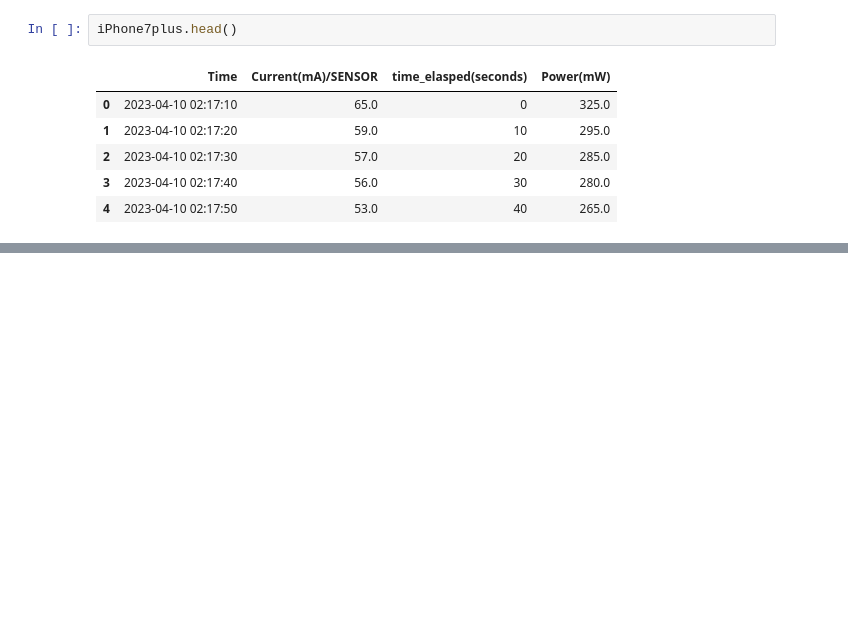
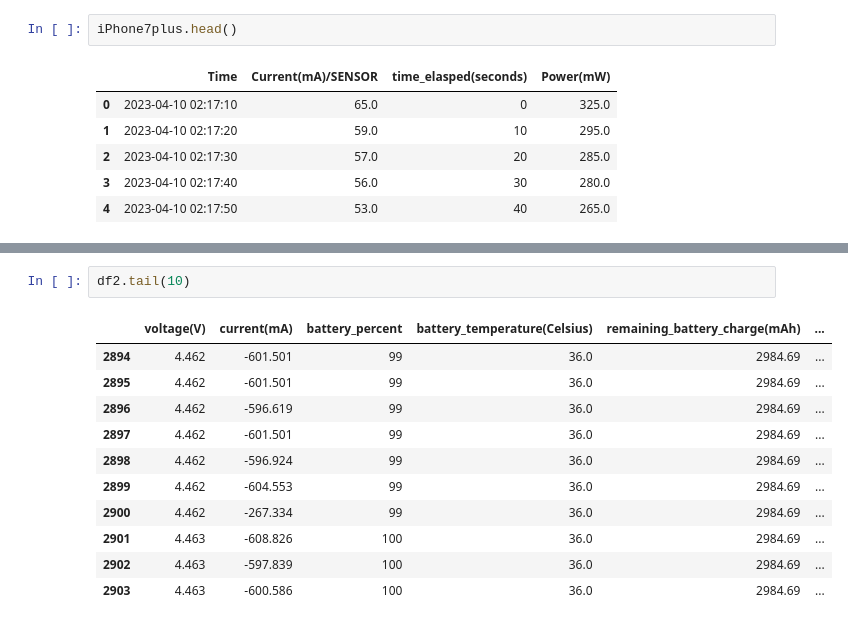
Before and after one commit to hrishi463/Phone-Battery, a Jupyter notebook: main.ipynb, the cells around one changed output, grey strips where cells are left out. Cells and saved outputs as stored; diff of their text form; blank space fills up the shorter version.

```diff
--- a/main.ipynb
+++ b/main.ipynb
@@ -211,0 +232,14 @@ iPhone7plus.head()
+# %%
+df2.tail(10)
+# %% [output]
+|  | voltage(V) | current(mA) | battery_percent | battery_temperature(Celsius) | remaining_battery_charge(mAh) | ... |
+| 2894 | 4.462 | -601.501 | 99 | 36.0 | 2984.69 | ... |
+| 2895 | 4.462 | -601.501 | 99 | 36.0 | 2984.69 | ... |
+| 2896 | 4.462 | -596.619 | 99 | 36.0 | 2984.69 | ... |
+| 2897 | 4.462 | -601.501 | 99 | 36.0 | 2984.69 | ... |
+| 2898 | 4.462 | -596.924 | 99 | 36.0 | 2984.69 | ... |
+| 2899 | 4.462 | -604.553 | 99 | 36.0 | 2984.69 | ... |
+| 2900 | 4.462 | -267.334 | 99 | 36.0 | 2984.69 | ... |
+| 2901 | 4.463 | -608.826 | 100 | 36.0 | 2984.69 | ... |
+| 2902 | 4.463 | -597.839 | 100 | 36.0 | 2984.69 | ... |
+| 2903 | 4.463 | -600.586 | 100 | 36.0 | 2984.69 | ... |
```
Also changed, not shown: parts of 28 cells of this notebook, 5 other files.
